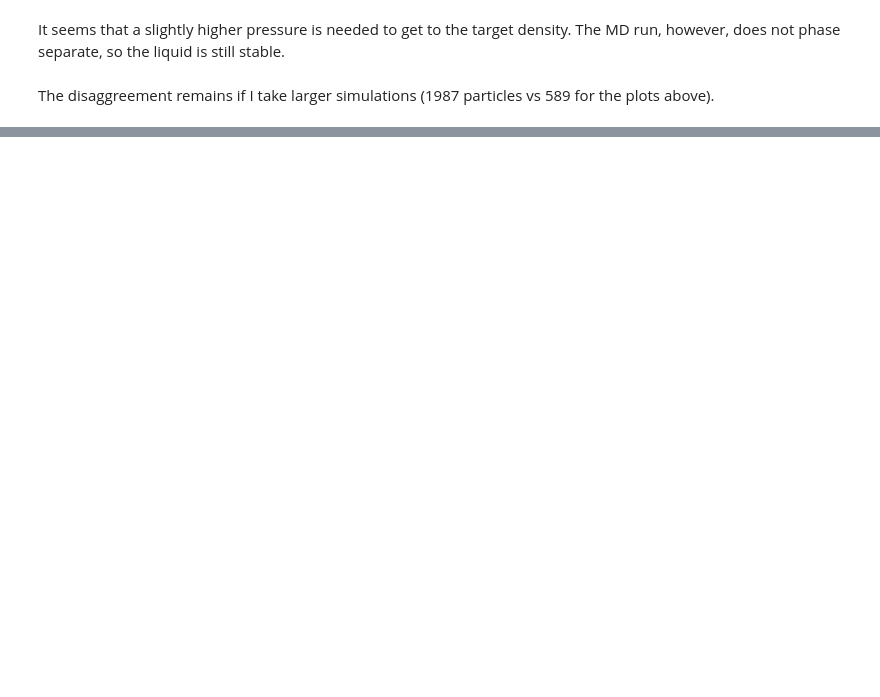
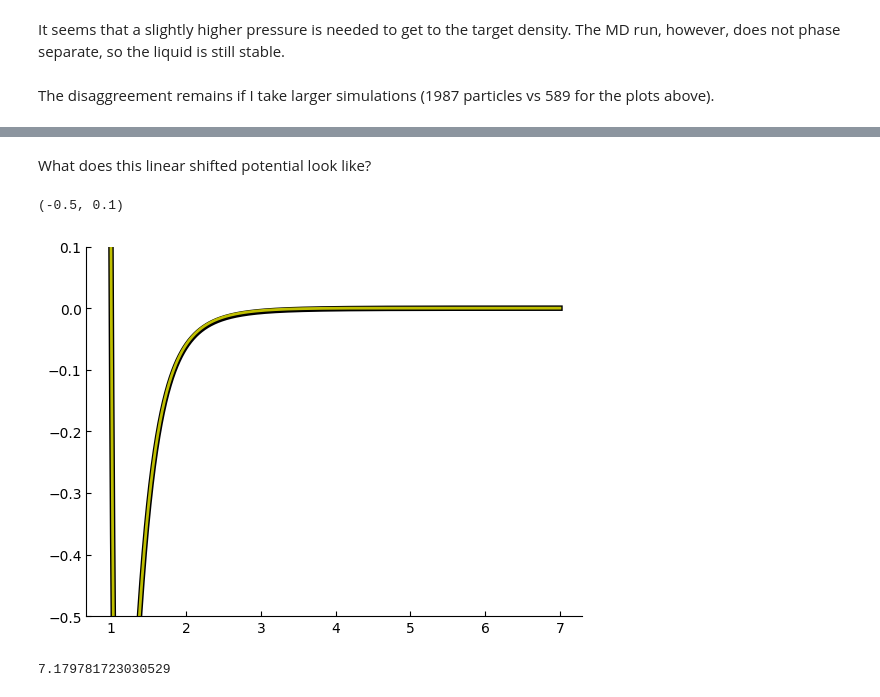
Before and after one commit to FTurci/hydrophobicity-fluctuations, a Jupyter notebook: LJ/bulk/explain-lj-bulk.ipynb, the cells around one changed output, grey strips where cells are left out. Drawn from its saved outputs; the diff is of its cells as text; code cells hidden in the pictures; blank space fills up the shorter version.

```diff
--- a/LJ/bulk/explain-lj-bulk.ipynb
+++ b/LJ/bulk/explain-lj-bulk.ipynb
@@ -67,0 +104,56 @@ plt.plot(df_npt['step'], np.ones_like(df_npt['step'])*targetRho)
+# %% [markdown]
+What does this linear shifted potential look like?
+# %%
+def lj(r,eps=1.,sig=1.):
+    return 4*eps*((sig/r)**12-(sig/r)**6)
+def ljforce(r,eps=1.,sig=1.):
+    return -24/r*eps*( (sig/r)**6-2*(sig/r)**12)
+
+def lj_smooth_linear(r,rc):
+    # force at rc
+    force = ljforce(rc)
+    inner = r<rc
+    E = np.zeros_like(r)
+    rr = r[inner]
+    E[inner] =  lj(rr)-lj(rc)+(rr-rc)*force
+    return E
+
+
+x = np.linspace(0.97,7,1000)
+
+plt.plot(x,lj(x),'k', lw=4)
+plt.plot(x,lj_smooth_linear(x,4.5), lw=2, color='y')
+plt.ylim(-0.5,0.1)
+# %% [output]
+(-0.5, 0.1)
+[figure, added]
+# %%
+from scipy.optimize import minimize_scalar
+from scipy.integrate import simps
+import scipy.integrate as integrate
+
+x = np.linspace(0.0001,8,1000000)
+T = 1.1476
+beta=1./T
+
+def lj_truncated(rc):
+    inner = x<rc
+    E = np.zeros_like(x)
+    E[inner] = lj(x[inner])
+    return E
+
+def lj_md(rc):
+    return lj_smooth_linear(x,rc)
+
+def b2(xc,u):
+    return -2*np.pi*np.trapz(np.exp(-beta*u(xc))-1,x)
+
+def objective(rc,md_pot=lj_md):
+    # comparing against the MC truncated pootential at rc=4 sigma
+    return (b2(rc,md_pot)-b2(4.0, lj_truncated))**2
+
+
+res = minimize_scalar(objective,bounds=[2,10])
+res.x
+# %% [output]
+7.179781723030529
```
Also changed, not shown: parts of 10 cells of this notebook, 2 other files.
